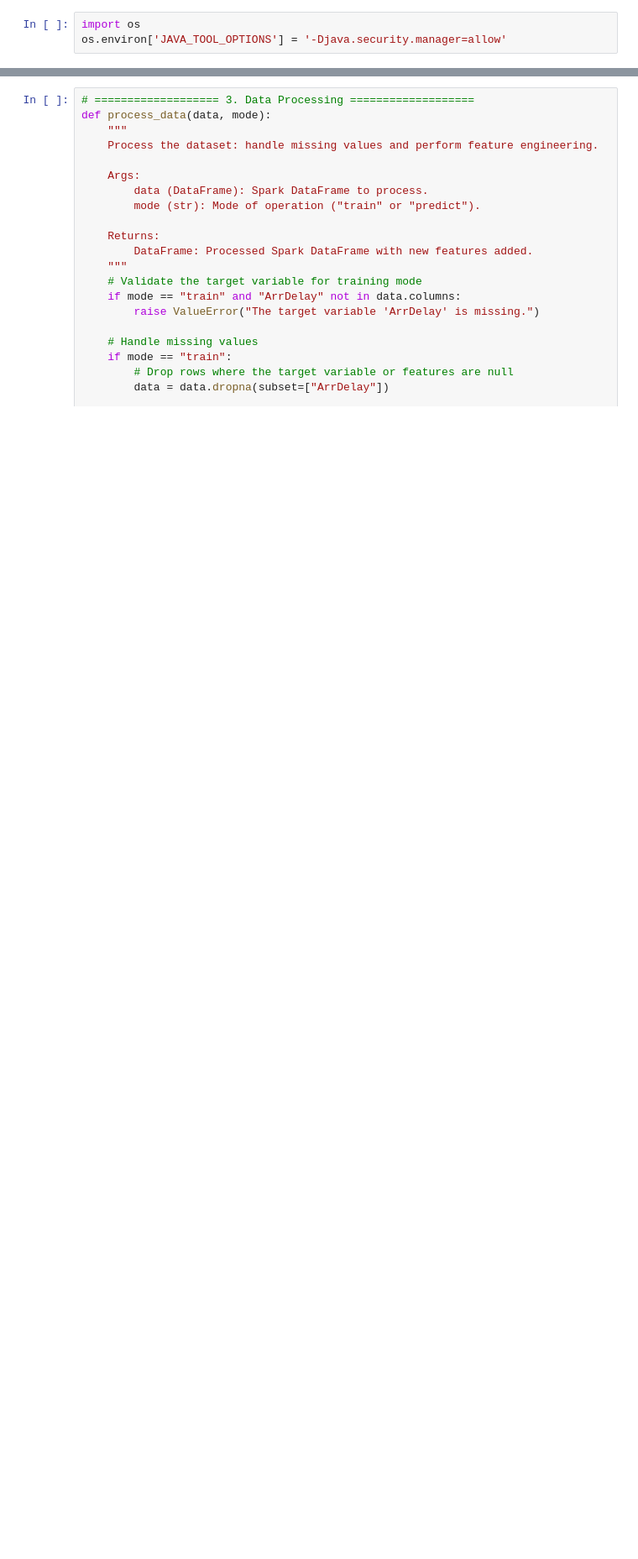
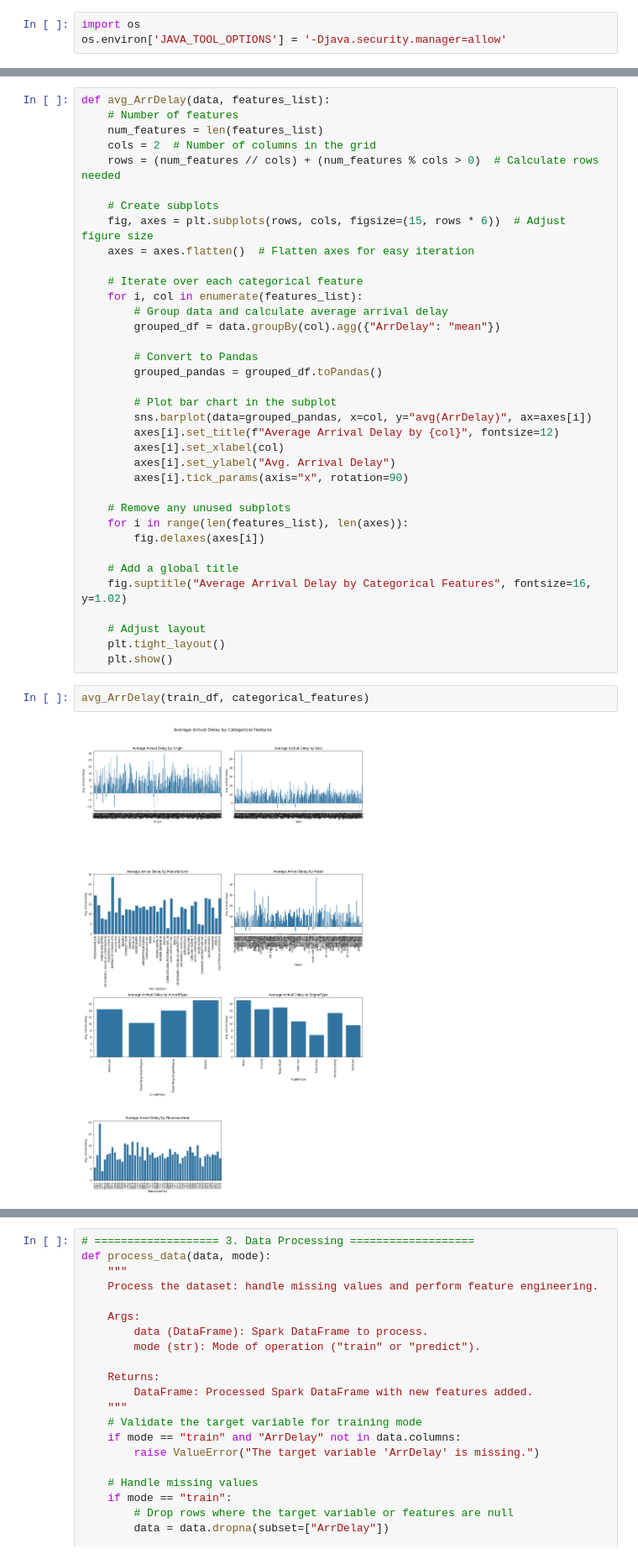
Before and after one commit to sheyls/spark-ML, a Jupyter notebook: init.ipynb, the cells around one changed output, grey strips where cells are left out. Shown at 84% size. Drawn from its saved outputs; the diff is of its cells as text; blank space fills up the shorter version.

```diff
--- a/init.ipynb
+++ b/init.ipynb
@@ -120,0 +257,40 @@ eda_data
+# %%
+def avg_ArrDelay(data, features_list):
+    # Number of features
+    num_features = len(features_list)
+    cols = 2  # Number of columns in the grid
+    rows = (num_features // cols) + (num_features % cols > 0)  # Calculate rows needed
+
+    # Create subplots
+    fig, axes = plt.subplots(rows, cols, figsize=(15, rows * 6))  # Adjust figure size
+    axes = axes.flatten()  # Flatten axes for easy iteration
+
+    # Iterate over each categorical feature
+    for i, col in enumerate(features_list):
+        # Group data and calculate average arrival delay
+        grouped_df = data.groupBy(col).agg({"ArrDelay": "mean"})
+
+        # Convert to Pandas
+        grouped_pandas = grouped_df.toPandas()
+
+        # Plot bar chart in the subplot
+        sns.barplot(data=grouped_pandas, x=col, y="avg(ArrDelay)", ax=axes[i])
+        axes[i].set_title(f"Average Arrival Delay by {col}", fontsize=12)
+        axes[i].set_xlabel(col)
+        axes[i].set_ylabel("Avg. Arrival Delay")
+        axes[i].tick_params(axis="x", rotation=90)
+
+    # Remove any unused subplots
+    for i in range(len(features_list), len(axes)):
+        fig.delaxes(axes[i])
+
+    # Add a global title
+    fig.suptitle("Average Arrival Delay by Categorical Features", fontsize=16, y=1.02)
+
+    # Adjust layout
+    plt.tight_layout()
+    plt.show()
+# %%
+avg_ArrDelay(train_df, categorical_features)
+# %% [output]
+[figure, added]
```
Also changed, not shown: parts of 35 cells of this notebook.
